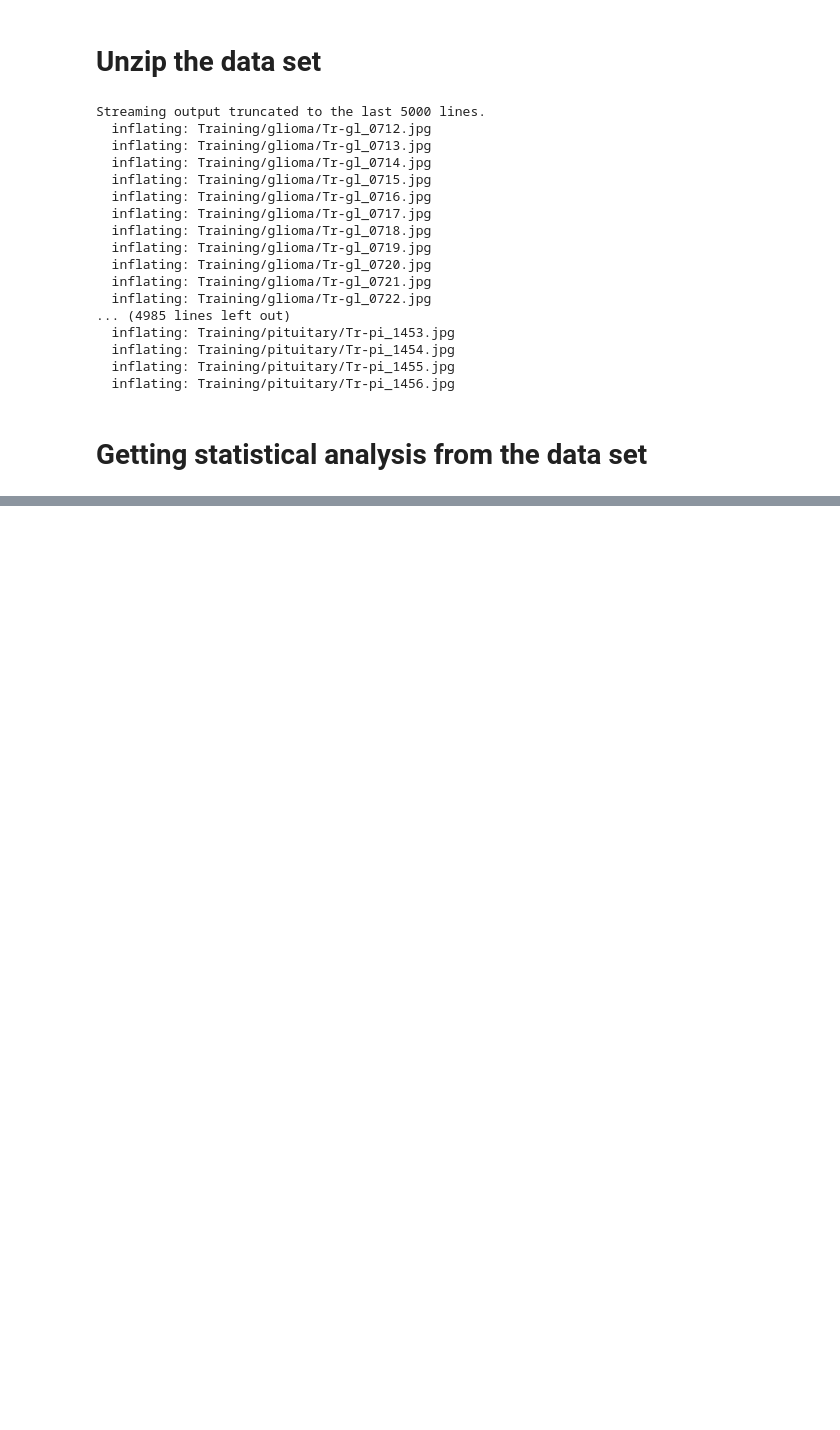
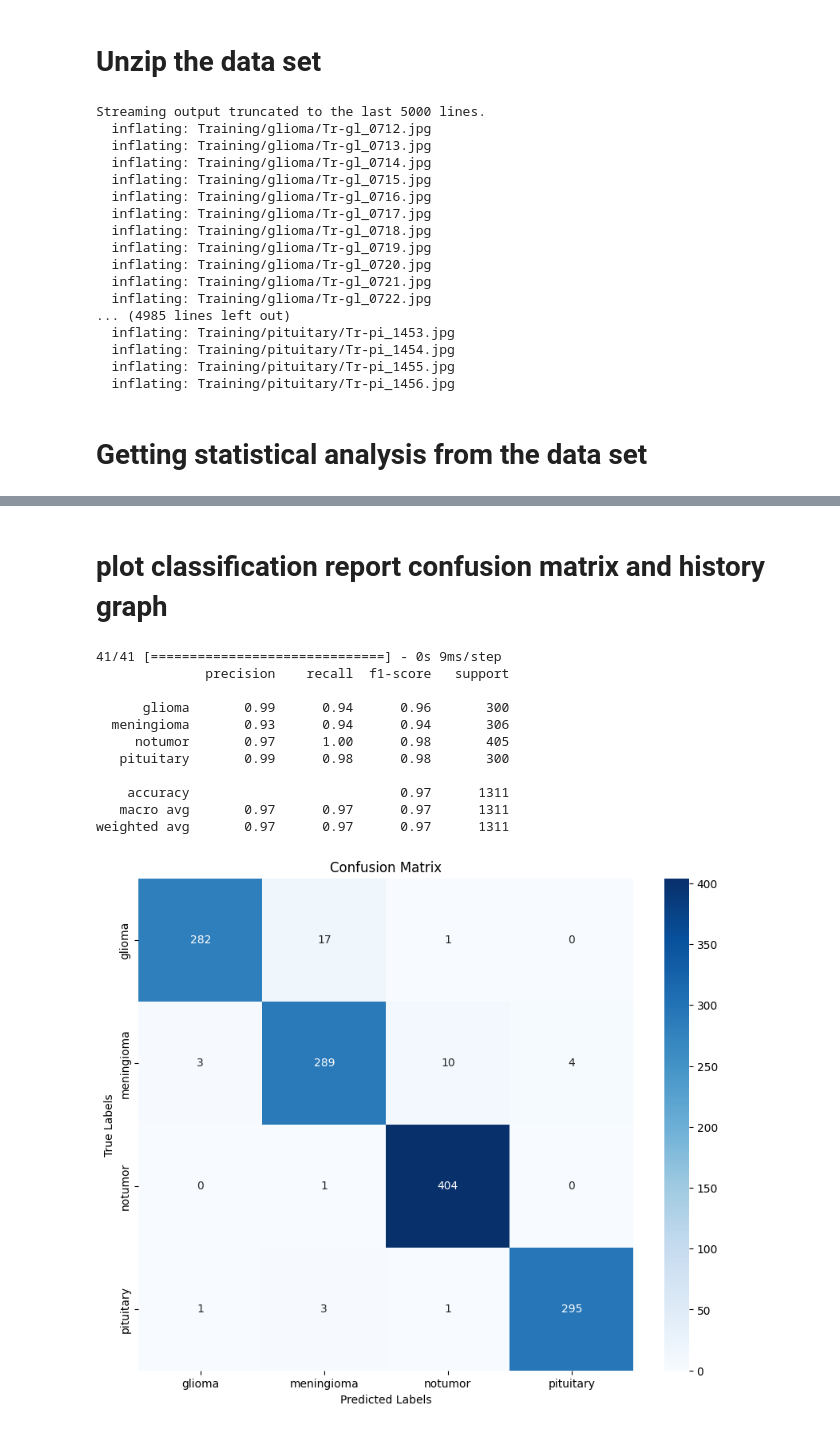
Before and after one commit to sehar02/Brain-Tumor-Classification-using-MRI-images, a Jupyter notebook: Brain_Tumor_Classification.ipynb, the cells around one changed output, grey strips where cells are left out. Cells and saved outputs as stored; diff of their text form; code cells hidden in the pictures; blank space fills up the shorter version.

Commit message:
CNN model

```diff
--- a/Brain_Tumor_Classification.ipynb
+++ b/Brain_Tumor_Classification.ipynb
@@ -129,0 +298,17 @@ print(f"Total Images in Testing Set: {testing_total}")
+# %%
+
+# Create the simplified neural network model
+simple_neural_network = create_simple_neural_network(input_shape, num_classes)
+
+# Display the model summary
+simple_neural_network.summary()
+
+# Compile the model
+simple_neural_network.compile(optimizer='adam', loss='categorical_crossentropy', metrics=['accuracy'])
+
+# Train the model
+history = simple_neural_network.fit(train_data, train_labels, epochs=30, validation_split=0.1)
+
+# Evaluate the model performance on the testing dataset
+test_loss, test_accuracy = simple_neural_network.evaluate(test_data, test_labels)
+print(f"Test accuracy: {test_accuracy * 100:.2f}%")
@@ -129,0 +333,2 @@ print(f"Total Images in Testing Set: {testing_total}")
+# %% [markdown]
+# **plot  classification report confusion matrix and history graph**
@@ -129,0 +339,33 @@ print(f"Total Images in Testing Set: {testing_total}")
+# %%
+# Predict the labels for the test data
+test_predictions = simple_neural_network.predict(test_data)
+test_predictions_classes = np.argmax(test_predictions, axis=1)
+test_true_classes = np.argmax(test_labels, axis=1)
+
+# Generate the classification report
+report = classification_report(test_true_classes, test_predictions_classes, target_names=label_folders)
+print(report)
+
+# Compute the confusion matrix
+conf_matrix = confusion_matrix(test_true_classes, test_predictions_classes)
+
+# Plot the confusion matrix
+plt.figure(figsize=(10, 8))
+sns.heatmap(conf_matrix, annot=True, fmt='d', cmap='Blues', xticklabels=label_folders, yticklabels=label_folders)
+plt.xlabel('Predicted Labels')
+plt.ylabel('True Labels')
+plt.title('Confusion Matrix')
+plt.show()
+# %% [output]
+41/41 [==============================] - 0s 9ms/step
+              precision    recall  f1-score   support
+
+      glioma       0.99      0.94      0.96       300
+  meningioma       0.93      0.94      0.94       306
+     notumor       0.97      1.00      0.98       405
+   pituitary       0.99      0.98      0.98       300
+
+    accuracy                           0.97      1311
+   macro avg       0.97      0.97      0.97      1311
+weighted avg       0.97      0.97      0.97      1311
+[figure, added]
```
Also changed, not shown: parts of 14 cells of this notebook.
